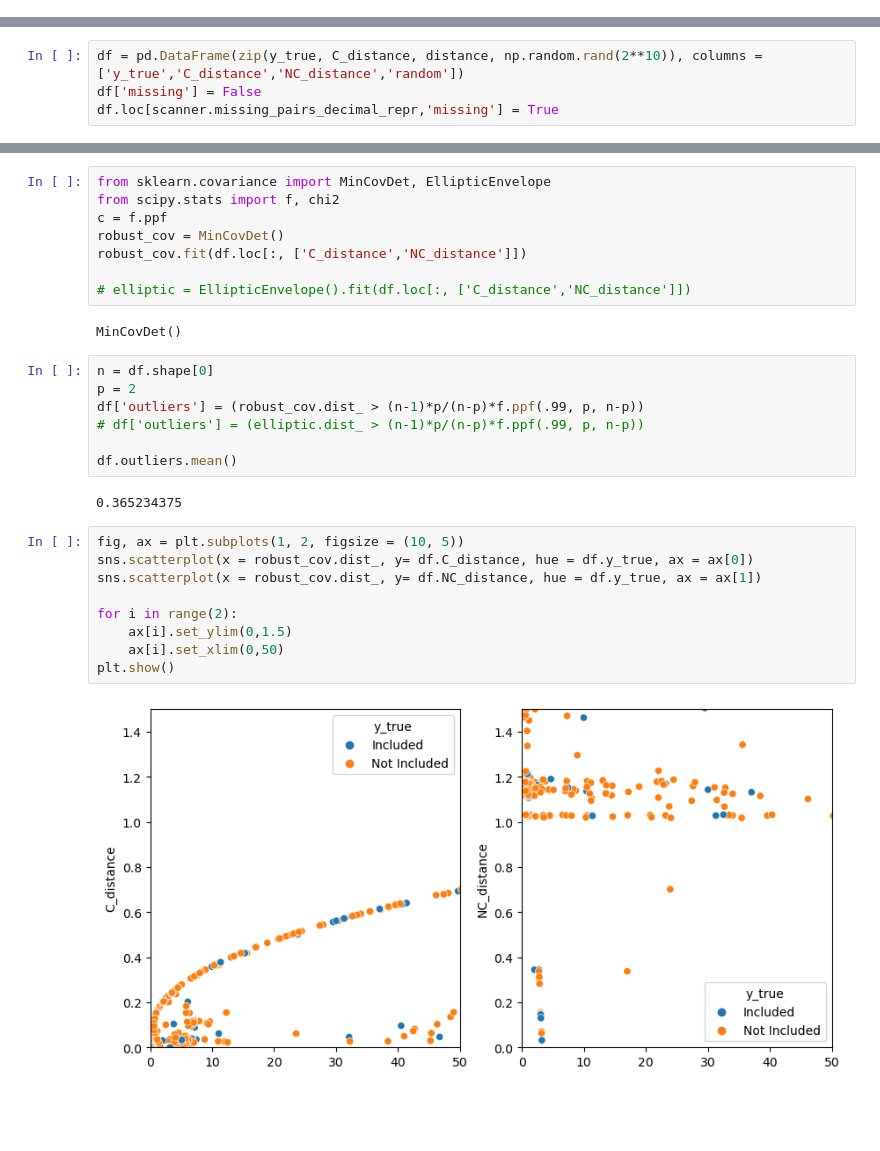
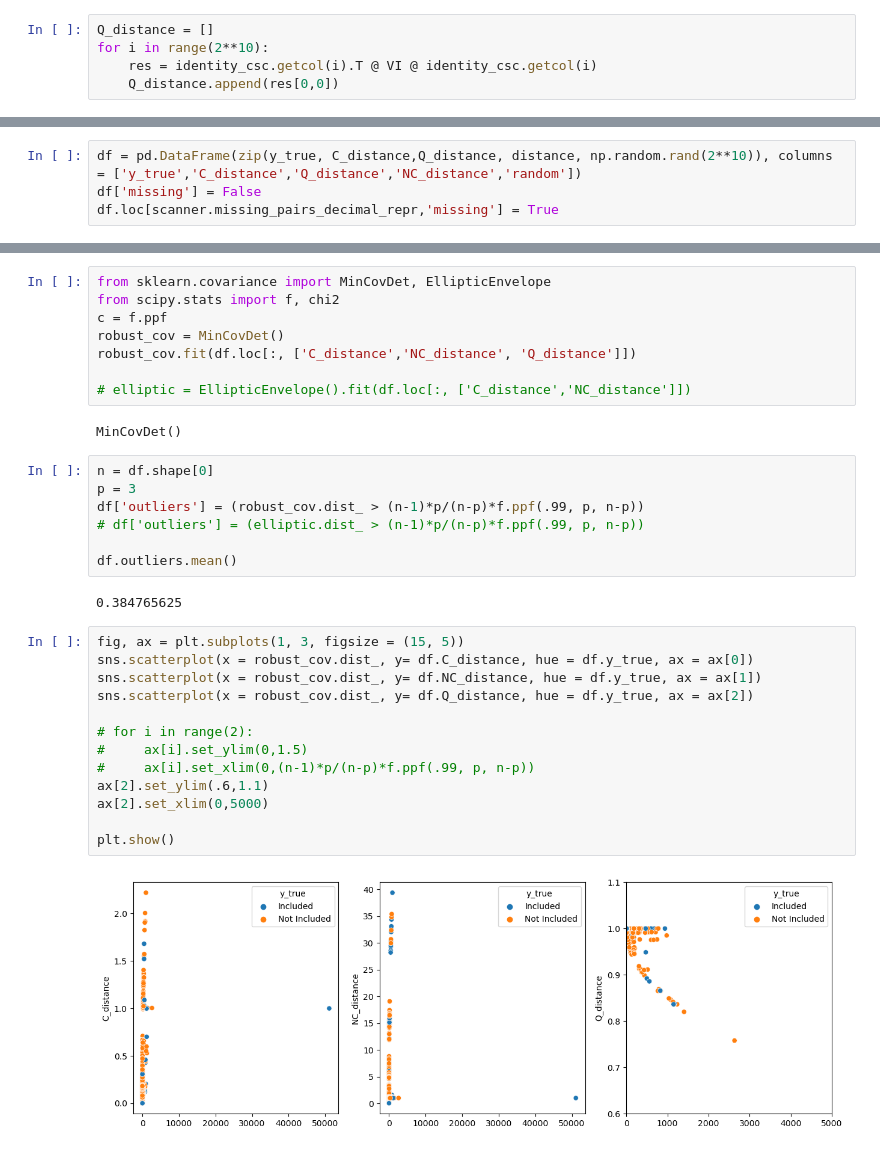
Before and after one commit to leeparkuky/Dissertation, a Jupyter notebook: 5. Barcode Scanner.ipynb, the cells around one changed output, grey strips where cells are left out. Drawn from its saved outputs; the diff is of its cells as text; blank space fills up the shorter version.

```diff
--- a/5. Barcode Scanner.ipynb
+++ b/5. Barcode Scanner.ipynb
@@ -173,0 +190,5 @@ NC_proj = norm_contrasts.T @ norm_contrasts
+# %%
+Q_distance = []
+for i in range(2**10):
+    res = identity_csc.getcol(i).T @ VI @ identity_csc.getcol(i)
+    Q_distance.append(res[0,0])
@@ -230,7 +294,7 @@ for i in range(2**10):
     distance.append(dist)
     del dist
 # %%
-df = pd.DataFrame(zip(y_true, C_distance, distance, np.random.rand(2**10)), columns = ['y_true','C_distance','NC_distance','random'])
+df = pd.DataFrame(zip(y_true, C_distance,Q_distance, distance, np.random.rand(2**10)), columns = ['y_true','C_distance','Q_distance','NC_distance','random'])
 df['missing'] = False
 df.loc[scanner.missing_pairs_decimal_repr,'missing'] = True
 # %%
@@ -304,29 +368,33 @@ from sklearn.covariance import MinCovDet, EllipticEnvelope
 from scipy.stats import f, chi2
 c = f.ppf
 robust_cov = MinCovDet()
-robust_cov.fit(df.loc[:, ['C_distance','NC_distance']])
+robust_cov.fit(df.loc[:, ['C_distance','NC_distance', 'Q_distance']])
 
 # elliptic = EllipticEnvelope().fit(df.loc[:, ['C_distance','NC_distance']])
 # %% [output]
 MinCovDet()
 # %%
 n = df.shape[0]
-p = 2
+p = 3
 df['outliers'] = (robust_cov.dist_ > (n-1)*p/(n-p)*f.ppf(.99, p, n-p))
 # df['outliers'] = (elliptic.dist_ > (n-1)*p/(n-p)*f.ppf(.99, p, n-p))
 
 df.outliers.mean()
 # %% [output]
-0.365234375
+0.384765625
 # %%
-fig, ax = plt.subplots(1, 2, figsize = (10, 5))
+fig, ax = plt.subplots(1, 3, figsize = (15, 5))
 sns.scatterplot(x = robust_cov.dist_, y= df.C_distance, hue = df.y_true, ax = ax[0])
 sns.scatterplot(x = robust_cov.dist_, y= df.NC_distance, hue = df.y_true, ax = ax[1])
+sns.scatterplot(x = robust_cov.dist_, y= df.Q_distance, hue = df.y_true, ax = ax[2])
 
-for i in range(2):
-    ax[i].set_ylim(0,1.5)
-    ax[i].set_xlim(0,50)
+# for i in range(2):
+#     ax[i].set_ylim(0,1.5)
+#     ax[i].set_xlim(0,(n-1)*p/(n-p)*f.ppf(.99, p, n-p))
+ax[2].set_ylim(.6,1.1)
+ax[2].set_xlim(0,5000)
+
 plt.show()
 # %% [output]
-[figure, old version]
+[figure, new version]
 # %%
```
Also changed, not shown: parts of 25 cells of this notebook.
